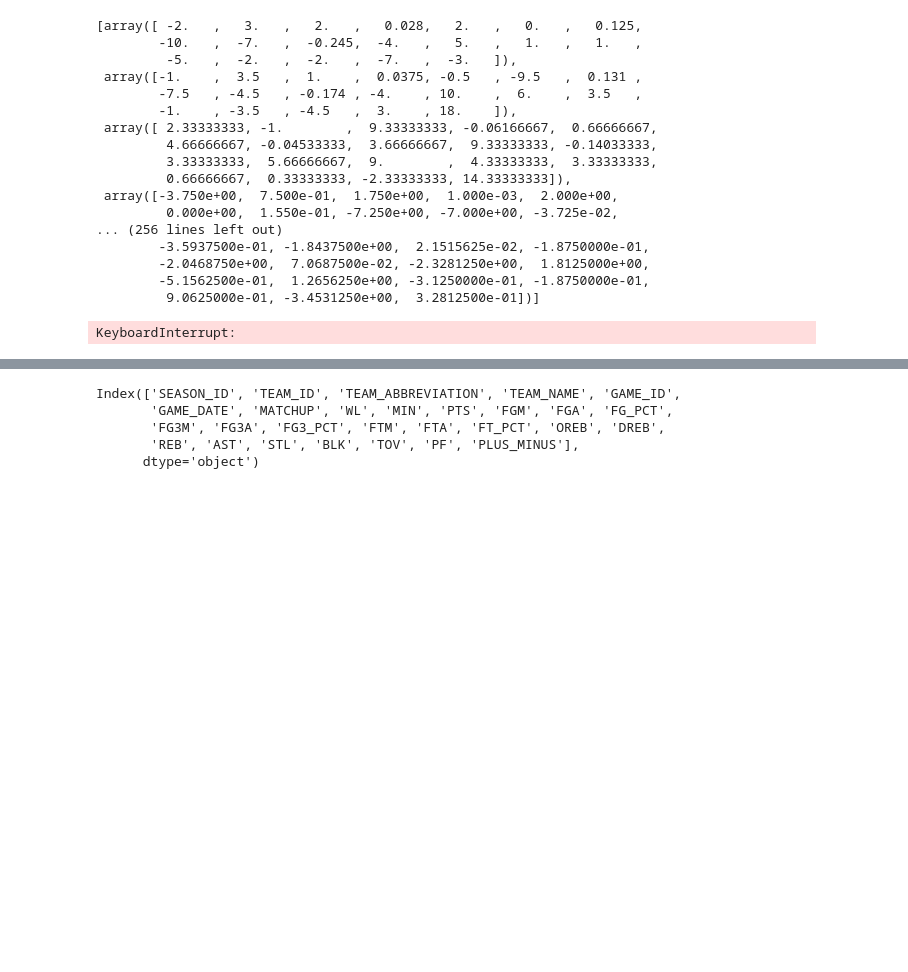
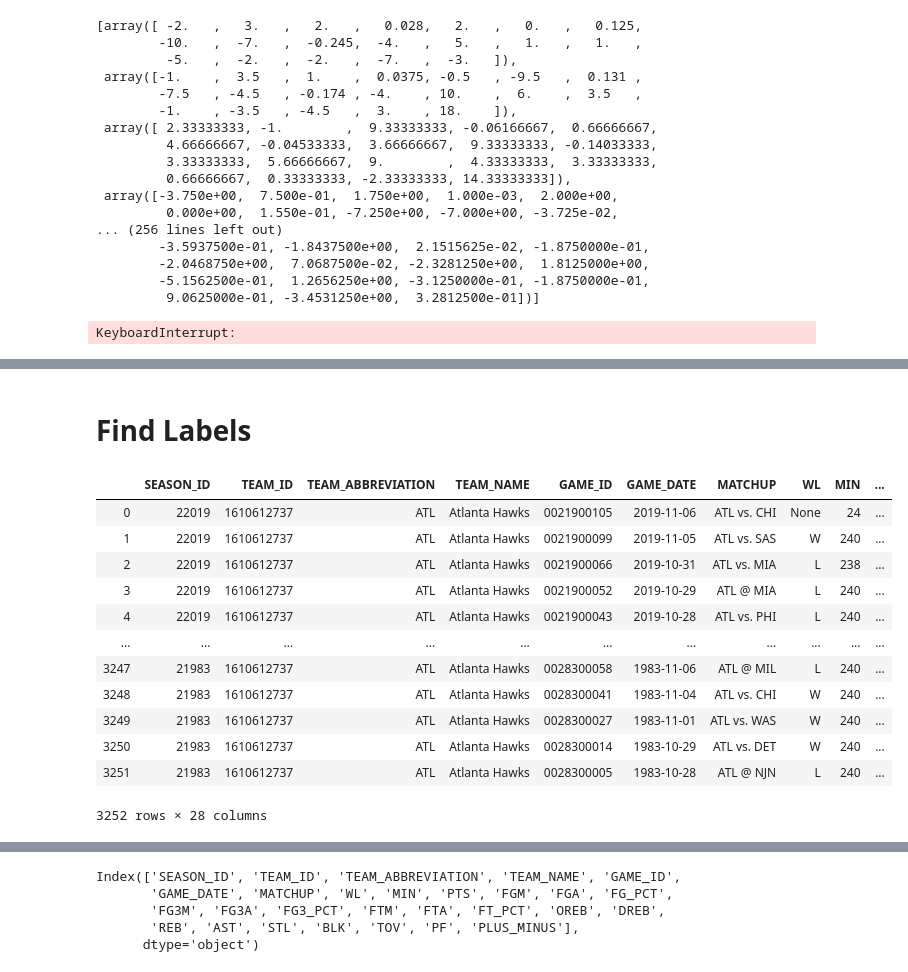
Before and after one commit to callaunchpad/BalliNN, a Jupyter notebook: Game_by_Game.ipynb, the cells around one changed output, grey strips where cells are left out. Cells and saved outputs as stored; diff of their text form; code cells hidden in the pictures; blank space fills up the shorter version.

```diff
--- a/Game_by_Game.ipynb
+++ b/Game_by_Game.ipynb
@@ -369,0 +363,18 @@ ultimate_dict = ultimate_diff_vectors()
+# %% [markdown]
+# Find Labels
+# %%
+team_names["ATL"]
+# %% [output]
+|  | SEASON_ID | TEAM_ID | TEAM_ABBREVIATION | TEAM_NAME | GAME_ID | GAME_DATE | MATCHUP | WL | MIN | ... |
+| 0 | 22019 | 1610612737 | ATL | Atlanta Hawks | 0021900105 | 2019-11-06 | ATL vs. CHI | None | 24 | ... |
+| 1 | 22019 | 1610612737 | ATL | Atlanta Hawks | 0021900099 | 2019-11-05 | ATL vs. SAS | W | 240 | ... |
+| 2 | 22019 | 1610612737 | ATL | Atlanta Hawks | 0021900066 | 2019-10-31 | ATL vs. MIA | L | 238 | ... |
+| 3 | 22019 | 1610612737 | ATL | Atlanta Hawks | 0021900052 | 2019-10-29 | ATL @ MIA | L | 240 | ... |
+| 4 | 22019 | 1610612737 | ATL | Atlanta Hawks | 0021900043 | 2019-10-28 | ATL vs. PHI | L | 240 | ... |
+| ... | ... | ... | ... | ... | ... | ... | ... | ... | ... | ... |
+| 3247 | 21983 | 1610612737 | ATL | Atlanta Hawks | 0028300058 | 1983-11-06 | ATL @ MIL | L | 240 | ... |
+| 3248 | 21983 | 1610612737 | ATL | Atlanta Hawks | 0028300041 | 1983-11-04 | ATL vs. CHI | W | 240 | ... |
+| 3249 | 21983 | 1610612737 | ATL | Atlanta Hawks | 0028300027 | 1983-11-01 | ATL vs. WAS | W | 240 | ... |
+| 3250 | 21983 | 1610612737 | ATL | Atlanta Hawks | 0028300014 | 1983-10-29 | ATL vs. DET | W | 240 | ... |
+| 3251 | 21983 | 1610612737 | ATL | Atlanta Hawks | 0028300005 | 1983-10-28 | ATL @ NJN | L | 240 | ... |
+3252 rows × 28 columns
```
Also changed, not shown: parts of 5 cells of this notebook, 1 other file.
